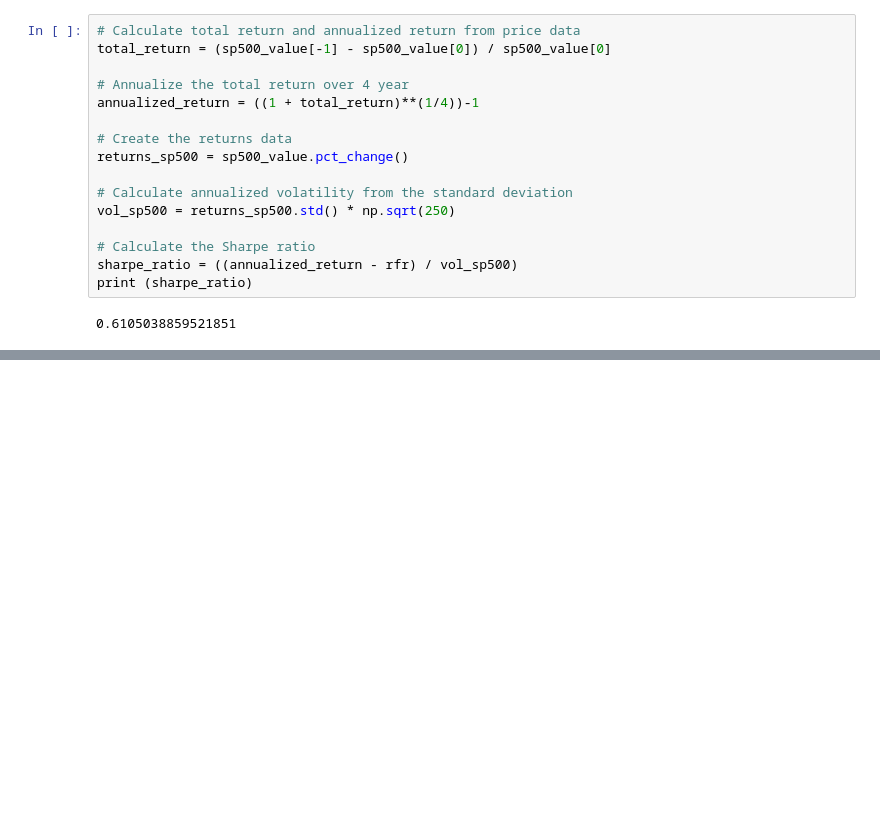
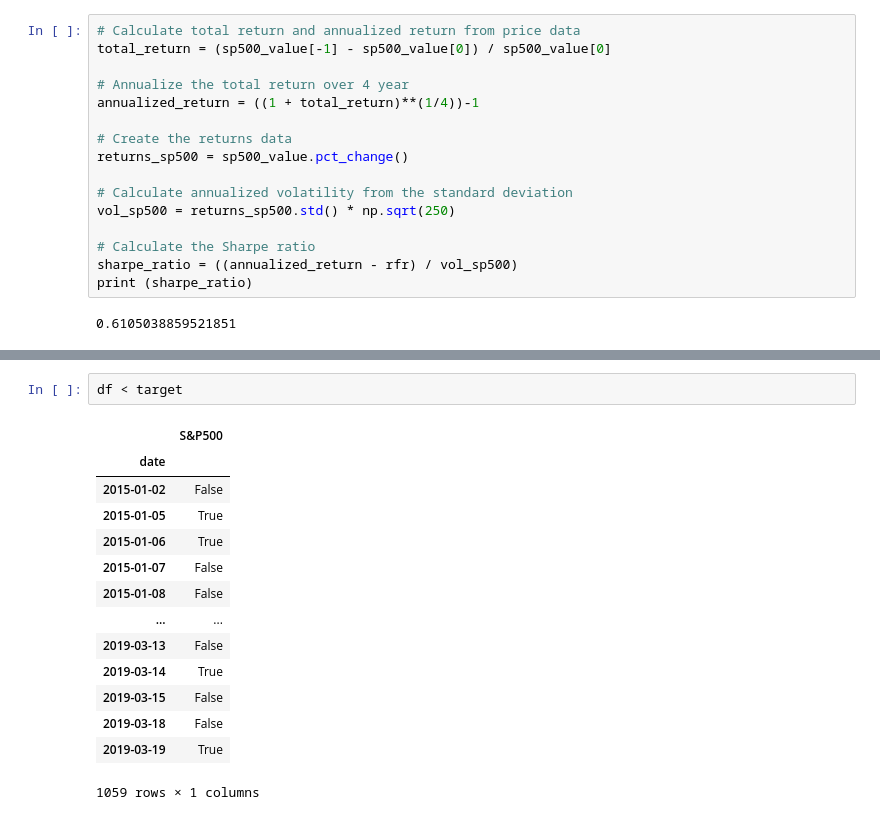
Before and after one commit to phil71x/coding_finance, a Jupyter notebook: ptf_analysis/ptf_analysis_dc.ipynb, the cells around one changed output, grey strips where cells are left out. Drawn from its saved outputs; the diff is of its cells as text; blank space fills up the shorter version.

```diff
--- a/ptf_analysis/ptf_analysis_dc.ipynb
+++ b/ptf_analysis/ptf_analysis_dc.ipynb
@@ -192 +244,18 @@ print (sharpe_ratio)
+# %%
+df < target
+# %% [output]
+|  | S&P500 |
+| date |  |
+| 2015-01-02 | False |
+| 2015-01-05 | True |
+| 2015-01-06 | True |
+| 2015-01-07 | False |
+| 2015-01-08 | False |
+| ... | ... |
+| 2019-03-13 | False |
+| 2019-03-14 | True |
+| 2019-03-15 | False |
+| 2019-03-18 | False |
+| 2019-03-19 | True |
+1059 rows × 1 columns
 # %%
```
Also changed, not shown: parts of 9 cells of this notebook, 4 other files.
